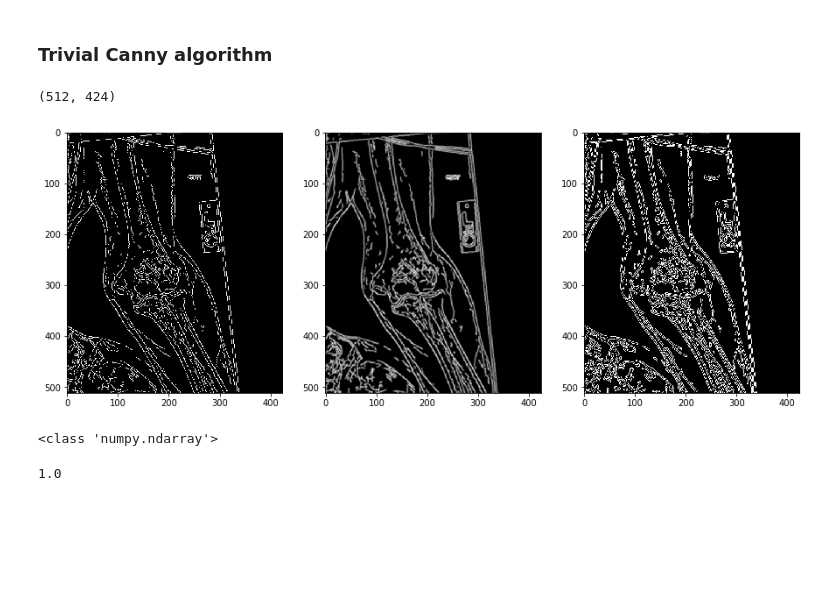
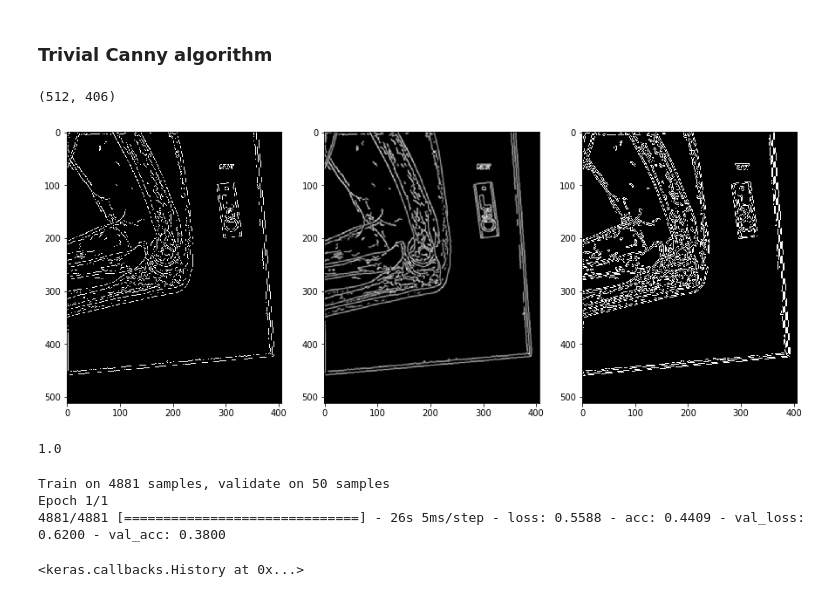
Before and after one commit to mrkovaliv/X-Ray, a Jupyter notebook: X-Ray-Data-Preprocessing.ipynb, the cells around one changed output. Drawn from its saved outputs; the diff is of its cells as text; code cells hidden in the pictures; blank space fills up the shorter version.

```diff
--- a/X-Ray-Data-Preprocessing.ipynb
+++ b/X-Ray-Data-Preprocessing.ipynb
@@ -26,41 +26,42 @@ import matplotlib.image as mping
 # Canny coefficients
 K=5
 THRESHOLD1=17
 THRESHOLD2=10
 
-orig_img = cv2.imread('image12.png', 0)
+orig_img = cv2.imread('image11.png', 0)
 
 
 #dst = np.zeros(orig_img.shape, dtype=orig_img.dtype)
 
 #blurred_img = cv2.medianBlur(orig_img, K)
 
 blurred_img = cv2.GaussianBlur(orig_img ,(5,5),0)
 #dst = cv2.CreateImage(cv2.GetSize(blurred_img ), 8, 1)
 edges_img = cv2.Canny(blurred_img, THRESHOLD1, THRESHOLD2)
 print(edges_img.shape)
 #cv2.imwrite('edges_img.png',edges_img)
 # Plot two images: original and after canny
 fig=plt.figure(figsize=(15, 15))
 
 fig.add_subplot(1, 3, 1)
 plt.imshow(orig_img, cmap='gray')
 
 fig.add_subplot(1, 3, 2)
 plt.imshow(blurred_img, cmap='gray')
 
 fig.add_subplot(1, 3, 3)
 plt.imshow(edges_img, cmap='gray')
 
 plt.show()
 # %% [output]
-(512, 424)
+(512, 406)
-[figure, old version]
+[figure, new version]
 # %%
 #тут роблю numpy Array X_train і роблю всі зображення розміру 406/512
 
 pathName=""
-X_train=[]
+
+X_train=[];
 i=0
 for root, directories, filenames in os.walk('/home/volodymyr/MURA/XR_ELBOW'):
     #for directory in directories:
@@ -69,13 +70,12 @@ for root, directories, filenames in os.walk('/home/volodymyr/MURA/XR_ELBOW'):
         pathName=os.path.join(root,filename)
 
         orig_img = cv2.imread(pathName, 0)
+
         orig_img = cv2.resize(orig_img ,(406,512))
         X_train.append(orig_img)
 
 
-print(type(X_train[0]))
+#print(X_train[3944])
-# %% [output]
-<class 'numpy.ndarray'>
 # %%
 #тут роблю numpy Array Y_train
 pathName=""
@@ -97,3 +126,11 @@ print(Y_train[0])
+# %%
+model.compile(loss="mean_squared_error", optimizer="SGD", metrics=["accuracy"])
+model.fit(X_train, Y_train, batch_size=100, epochs=1, validation_split=0.01, verbose=1)
+# %% [output]
+Train on 4881 samples, validate on 50 samples
+Epoch 1/1
+4881/4881 [==============================] - 26s 5ms/step - loss: 0.5588 - acc: 0.4409 - val_loss: 0.6200 - val_acc: 0.3800
+<keras.callbacks.History at 0x...>
 # %%
 #pathName=""
 #pathLastName=""
```
Also changed, not shown: parts of 2 cells of this notebook.
